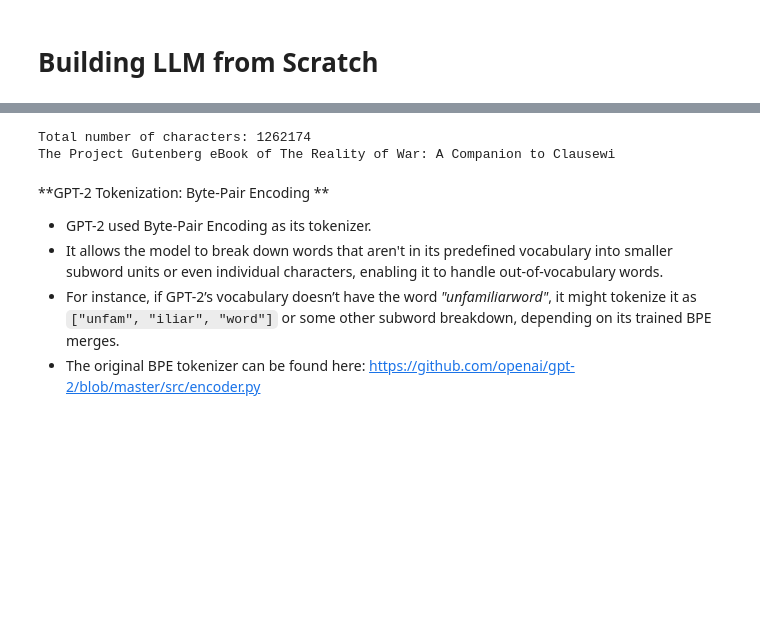
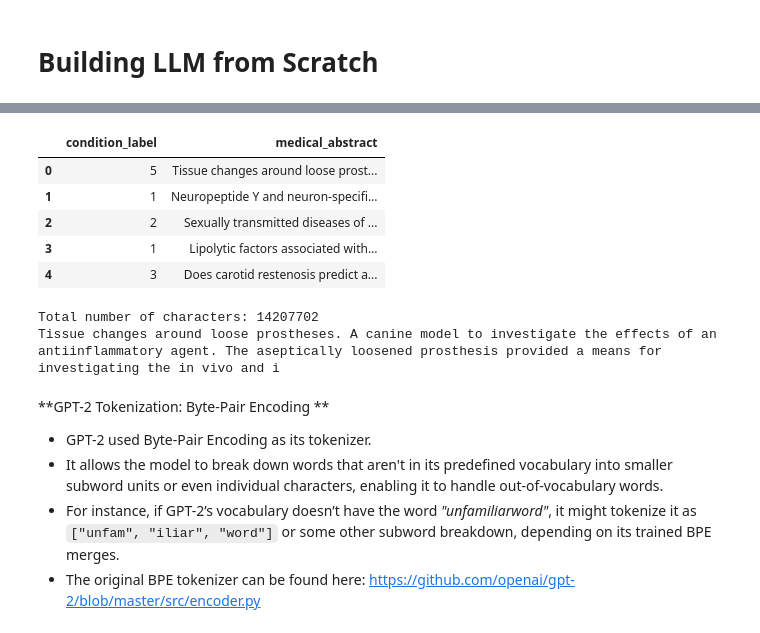
Before and after one commit to thedatasense/robust-med-mllm-experiments, a Jupyter notebook: App-C - Building LLM.ipynb, the cells around one changed output, grey strips where cells are left out. Cells and saved outputs as stored; diff of their text form; code cells hidden in the pictures; blank space fills up the shorter version.

```diff
--- a/App-C - Building LLM.ipynb
+++ b/App-C - Building LLM.ipynb
@@ -30,46 +34,24 @@ torch version: 2.5.1
 tiktoken version: 0.8.0
-# %%
-# We will train our model on The Project Gutenberg eBooks
-# You may copy it, give it away or re-use it under the terms
-# of the Project Gutenberg License included with this ebook or online
-# at www.gutenberg.org
-
-
-# List of file URLs and their local paths
-files = [
-    {
-        "url": "https://www.gutenberg.org/cache/epub/44200/pg44200.txt",
-        "file_path": "pg44200.txt"
-    },
-    {
-        "url": "https://www.gutenberg.org/cache/epub/16170/pg16170.txt",  # Example second file (Pride and Prejudice)
-        "file_path": "pg16170.txt"
-    },
-
-    {
-        "url":"https://www.gutenberg.org/cache/epub/59804/pg59804.txt",
-        "file_path": "pg59804.txt"
-
-    }
-]
-
-# Download files if they don't exist
-for file in files:
-    if not os.path.exists(file["file_path"]):
-        urllib.request.urlretrieve(file["url"], file["file_path"])
-
-# Read and combine text data from all files
-text_data = ""
-for file in files:
-    with open(file["file_path"], "r", encoding="UTF-8") as f:
-        text_data += f.read() + "\n"  # Add newline between file contents
-
-# Display the total number of characters and a preview of the combined text
-print("Total number of characters:", len(text_data))
-print(text_data[:75])
-# %% [output]
-Total number of characters: 1262174
-﻿The Project Gutenberg eBook of The Reality of War: A Companion to Clausewi
+# %%
+df = pd.read_csv("https://raw.githubusercontent.com/sebischair/Medical-Abstracts-TC-Corpus/refs/heads/main/medical_tc_train.csv")
+# %%
+df.head()
+# %% [output]
+|  | condition_label | medical_abstract |
+| 0 | 5 | Tissue changes around loose prost... |
+| 1 | 1 | Neuropeptide Y and neuron-specifi... |
+| 2 | 2 | Sexually transmitted diseases of ... |
+| 3 | 1 | Lipolytic factors associated with... |
+| 4 | 3 | Does carotid restenosis predict a... |
+# %%
+medical_abstracts = df['medical_abstract'].astype(str).tolist()  # Extract the column and convert to a list of strings
+text_data = ' '.join(medical_abstracts)  # Combine all abstracts into a single string
+# Display the total number of characters and a preview of the combined text
+print("Total number of characters:", len(text_data))
+print(text_data[:200])
+# %% [output]
+Total number of characters: 14207702
+Tissue changes around loose prostheses. A canine model to investigate the effects of an antiinflammatory agent. The aseptically loosened prosthesis provided a means for investigating the in vivo and i
 # %% [markdown]
 **GPT-2 Tokenization: Byte-Pair Encoding **
 
```
Also changed, not shown: parts of 6 cells of this notebook.
